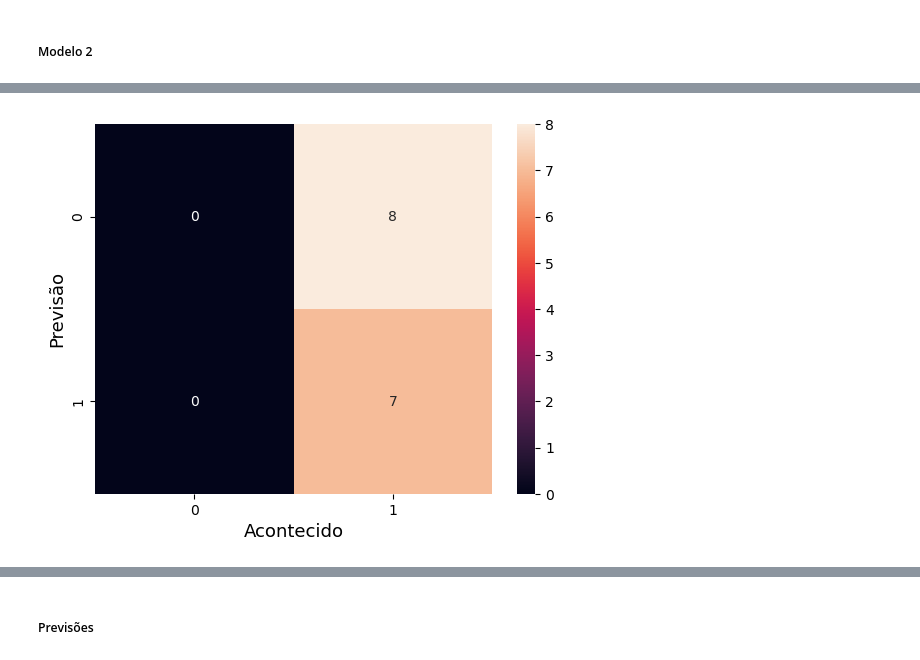
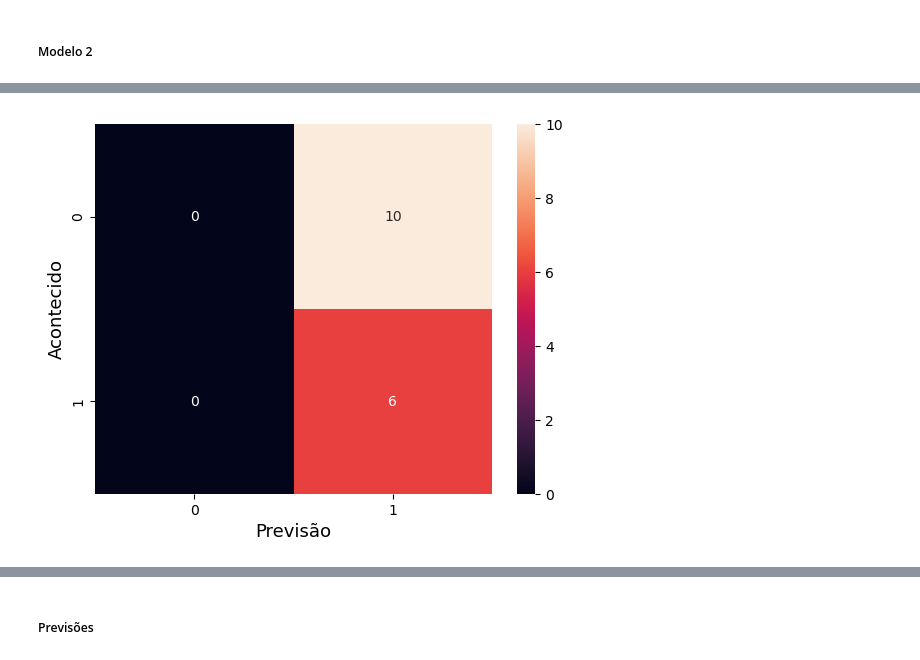
Before and after one commit to fabiodebittencourt/ia-botafogo, a Jupyter notebook: Projeto Futebol .ipynb, the cells around one changed output, grey strips where cells are left out. Drawn from its saved outputs; the diff is of its cells as text; code cells hidden in the pictures.

```diff
--- a/Projeto Futebol .ipynb
+++ b/Projeto Futebol .ipynb
@@ -132,0 +137,6 @@ dataset_dados = dataset_dados.reset_index(drop=True)
+# %%
+dataset_dados.loc[0,'data_ultimo_jogo'] = pd.to_datetime('2022-03-07')
+# %%
+for i in range(len(dataset_dados)):
+    dias = (dataset_dados['data'][i] - dataset_dados['data_ultimo_jogo'][i]).days
+    dataset_dados.loc[i, 'dias_ultimo_jogo_casa'] = dias
@@ -154,7 +168,7 @@ Index(['ano_campeonato', 'campeonato', 'fase', 'estádio', 'data', 'horario',
 dataset_dados = dataset_dados.drop(columns=['resultado_temporario', 'gols_visitantes', 'gols_mandante',
                                            'colocacao_visitante', 'colocacao_mandante', 'time_visitante', 'time_mandante',
                                            'custo_botafogo', 'resultado_financeiro', 'impostos', 'despesas', 'arrecadacao',
-                                            'publico_max', 'publico', 'gols_botafogo', 'horario'])
+                                            'publico_max', 'publico', 'gols_botafogo', 'horario', 'data_ultimo_jogo'])
 # %%
 dataset_dados.columns
 # %% [output]
@@ -598,9 +613,9 @@ Testando Variáveis: reg_alpha
 Melhores valores:  {'reg_alpha': 1e-05}
 -----------------------------
 # %%
-model = XGBClassifier(verbosity=0, learning_rate=0.01, max_depth=3, n_estimators=10000, n_jobs=-1, random_state=1,
-                    min_child_weight=1, gamma = 0.1, subsample = 0.8, colsample_bytree = 0.8, scale_pos_weight = 1,
-                    reg_alpha= 1)
+model = XGBClassifier(verbosity=0, learning_rate=0.01, max_depth=5, n_estimators=10000, n_jobs=-1, random_state=1,
+                    min_child_weight=1, gamma = 0.0, subsample = 0.8, colsample_bytree = 0.6, scale_pos_weight = 1,
+                    reg_alpha= 1e-05)
 
 model.fit(X_train, y_train,
           early_stopping_rounds=10,
@@ -675,12 +684,12 @@ len(predictions)
 # %%
 sns.heatmap(confusion_matrix(y_test, predictions),
             annot=True,
             fmt='g')
-plt.ylabel('Previsão',fontsize=13)
-plt.xlabel('Acontecido',fontsize=13)
+plt.ylabel('Acontecido',fontsize=13)
+plt.xlabel('Previsão',fontsize=13)
 plt.show()
 # %% [output]
-[figure, old version]
+[figure, new version]
 # %%
 print(classification_report(y_test, predictions))
 # %% [output]
```
Also changed, not shown: parts of 40 cells of this notebook, 2 other files.
